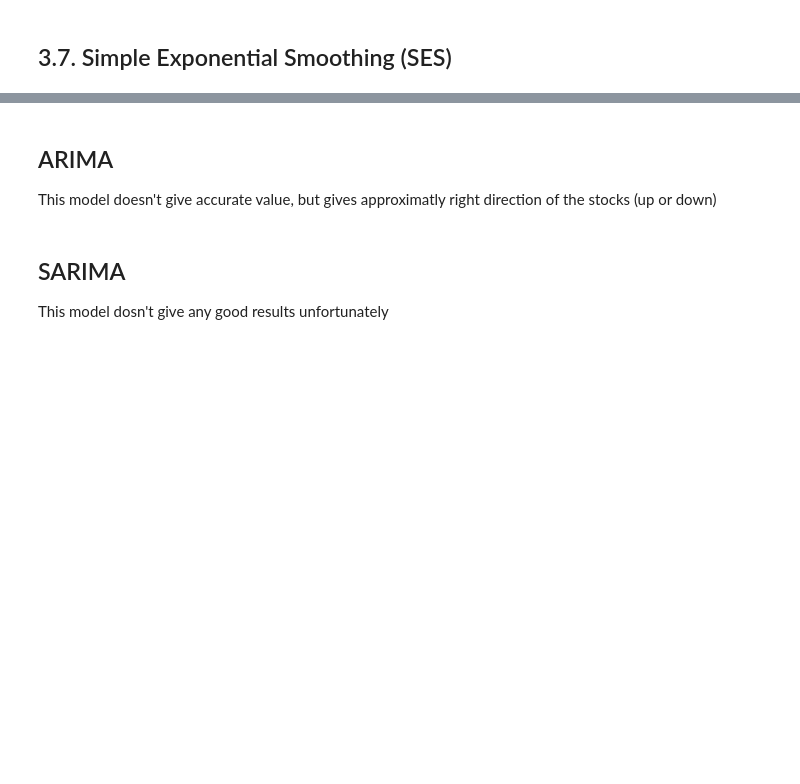
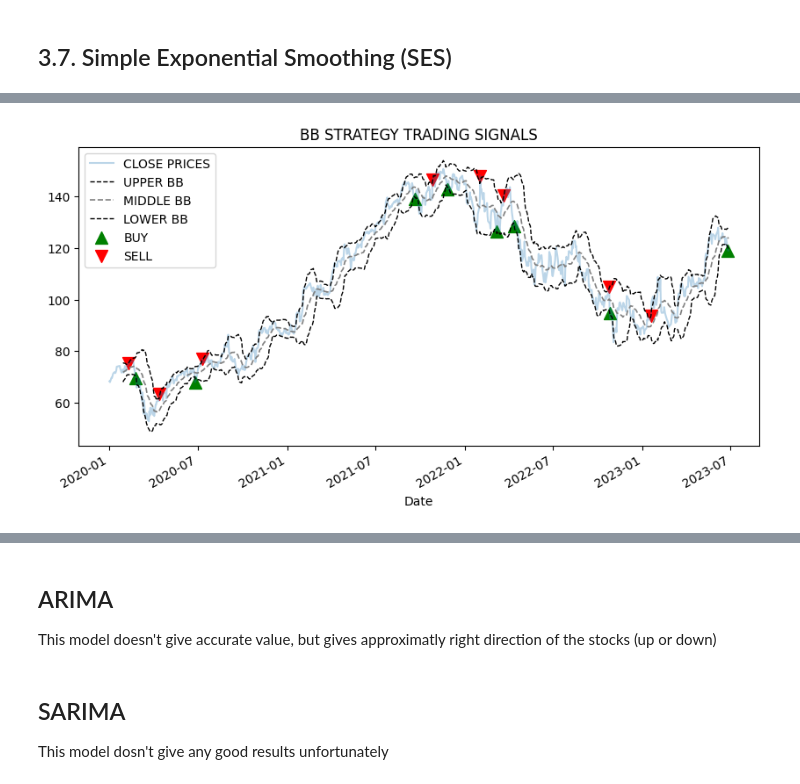
Before and after one commit to Ahmant/apziva-value-investor, a Jupyter notebook: notebooks/main.ipynb, the cells around one changed output, grey strips where cells are left out. Saved outputs shown, nothing was run; the diff lists cells and outputs as text; code cells hidden in the pictures; blank space fills up the shorter version.

```diff
--- a/notebooks/main.ipynb
+++ b/notebooks/main.ipynb
@@ -822,0 +984,12 @@ plt.show()
+# %%
+bb_df['Close'].plot(label = 'CLOSE PRICES', alpha = 0.3)
+bb_df['upper_bb'].plot(label = 'UPPER BB', linestyle = '--', linewidth = 1, color = 'black')
+bb_df['sma_20'].plot(label = 'MIDDLE BB', linestyle = '--', linewidth = 1.2, color = 'grey')
+bb_df['lower_bb'].plot(label = 'LOWER BB', linestyle = '--', linewidth = 1, color = 'black')
+plt.scatter(bb_df.index, buy_price, marker = '^', color = 'green', label = 'BUY', s = 100)
+plt.scatter(bb_df.index, sell_price, marker = 'v', color = 'red', label = 'SELL', s = 100)
+plt.title('BB STRATEGY TRADING SIGNALS')
+plt.legend(loc = 'upper left')
+plt.show()
+# %% [output]
+[figure, added]
```
Also changed, not shown: parts of 44 cells of this notebook.
